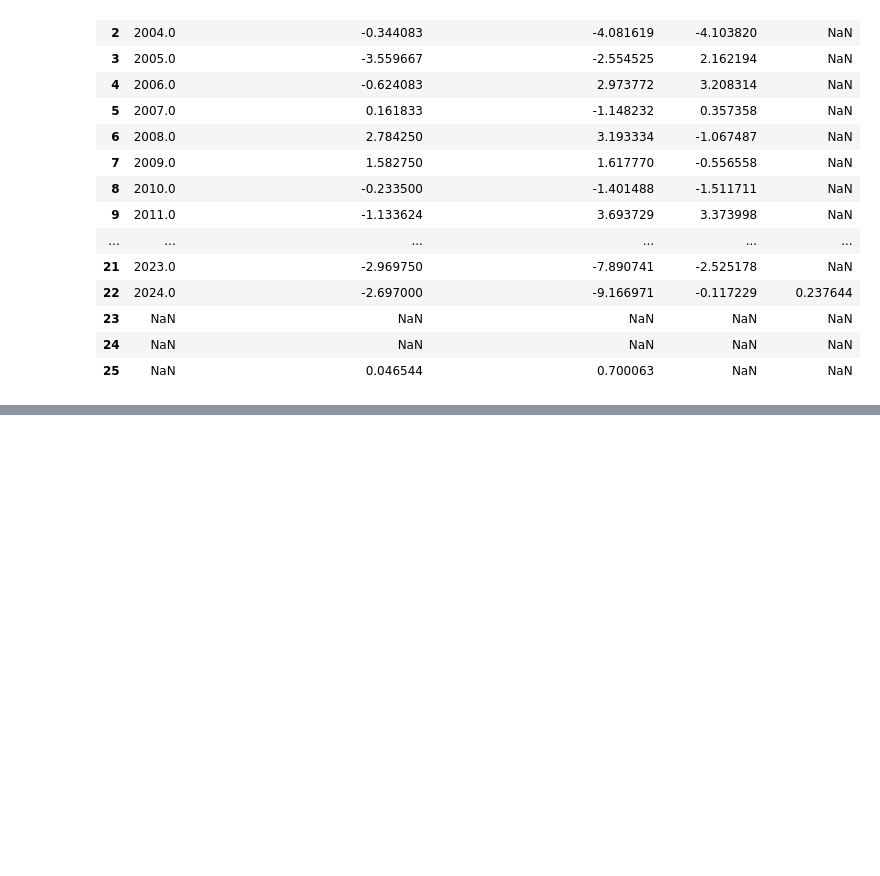
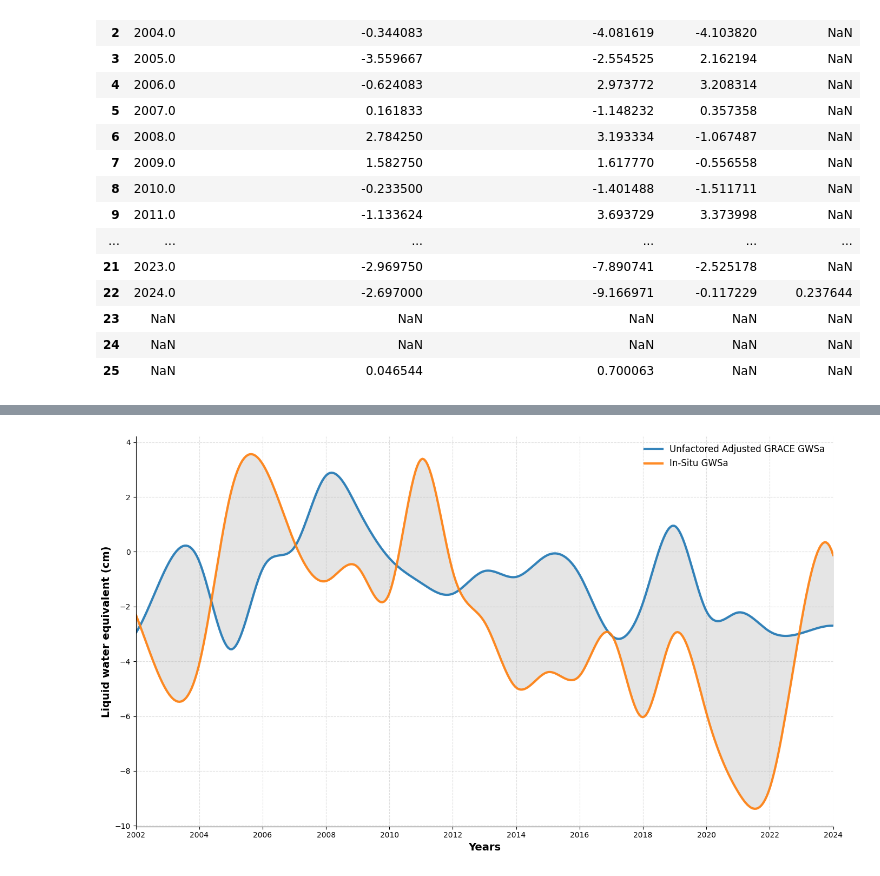
Before and after one commit to anomaitech/GSL-basin, a Jupyter notebook: figures.ipynb, the cells around one changed output, grey strips where cells are left out. Saved outputs shown, nothing was run; the diff lists cells and outputs as text; code cells hidden in the pictures; blank space fills up the shorter version.

```diff
--- a/figures.ipynb
+++ b/figures.ipynb
@@ -401,3 +401,85 @@ adjusted_vs_GWDM
 | 23 | NaN | NaN | NaN | NaN | NaN |
 | 24 | NaN | NaN | NaN | NaN | NaN |
 | 25 | NaN | 0.046544 | 0.700063 | NaN | NaN |
+# %%
+import pandas as pd
+import numpy as np
+import matplotlib.pyplot as plt
+from scipy.interpolate import make_interp_spline
+
+# === Load the data ===
+adjusted_vs_GWDM = pd.read_excel(
+    '/content/region-gwsa-raw-and-adjusted data GSLB.xlsx',
+    sheet_name='Adjusted vs GWDM'
+)
+
+print(adjusted_vs_GWDM.head())
+
+# === Plot function ===
+def plot_factored_vs_unfactored(df):
+    """
+    Plot Years vs Factored and Unfactored Adjusted GRACE GWSa with smoothing spline,
+    removing NaN values and showing ticks every 2 years.
+    """
+    plt.style.use('default')
+    fig, ax = plt.subplots(figsize=(14, 8))
+
+    # Clean data and remove NaNs
+    cols = ['Years', 'Unfactored Adjusted GRACE GWSa', 'In-Situ GWSa']
+    clean_df = df[cols].dropna(subset=['Years'])
+    clean_df['Years'] = pd.to_numeric(clean_df['Years'], errors='coerce')
+    clean_df = clean_df.dropna(subset=['Years'])
+    clean_df['Unfactored Adjusted GRACE GWSa'] = pd.to_numeric(clean_df['Unfactored Adjusted GRACE GWSa'], errors='coerce')
+    clean_df['In-Situ GWSa'] = pd.to_numeric(clean_df['In-Situ GWSa'], errors='coerce')
+    clean_df = clean_df.dropna().sort_values('Years')
+
+    # Extract data
+    years = clean_df['Years'].values
+    unfactored = clean_df['Unfactored Adjusted GRACE GWSa'].values
+    factored = clean_df['In-Situ GWSa'].values
+
+    # Spline smoothing
+    if len(years) >= 3:
+        years_smooth = np.linspace(years.min(), years.max(), 400)
+        spline_unfact = make_interp_spline(years, unfactored, k=3)
+        spline_fact = make_interp_spline(years, factored, k=3)
+        unfact_smooth = spline_unfact(years_smooth)
+        fact_smooth = spline_fact(years_smooth)
+    else:
+        years_smooth, unfact_smooth, fact_smooth = years, unfactored, factored
+
+    # Plot both smooth lines
+    ax.plot(years_smooth, unfact_smooth, color='#1f77b4', linewidth=3,
+            label='Unfactored Adjusted GRACE GWSa', alpha=0.9)
+    ax.plot(years_smooth, fact_smooth, color='#ff7f0e', linewidth=3,
+            label='In-Situ GWSa', alpha=0.9)
+
+    # Fill subtle difference region
+    ax.fill_between(years_smooth, unfact_smooth, fact_smooth, color='gray', alpha=0.2)
+
+    # Axis labels & title
+    ax.set_xlabel('Years', fontsize=14, fontweight='bold')
+    ax.set_ylabel('Liquid water equivalent (cm)', fontsize=14, fontweight='bold')
+
+
+    # Grid and style
+    ax.grid(True, linestyle='--', alpha=0.4)
+    ax.spines[['top', 'right']].set_visible(False)
+    ax.legend(fontsize=12, frameon=False)
+
+    # Set x-axis ticks every 2 years
+    start_year = int(np.floor(clean_df['Years'].min()))
+    end_year = int(np.ceil(clean_df['Years'].max()))
+    ax.set_xticks(np.arange(start_year, end_year + 1, 2))
+    ax.set_xlim(start_year, end_year)
+
+    plt.tight_layout()
+    plt.show()
+
+    return fig, ax, clean_df
+
+
+# === Execute ===
+
+fig, ax, clean_df = plot_factored_vs_unfactored(adjusted_vs_GWDM)
+# %% [output]
@@ -403,0 +499 @@ adjusted_vs_GWDM
+[figure, added]
```
Also changed, not shown: parts of 2 cells of this notebook.
